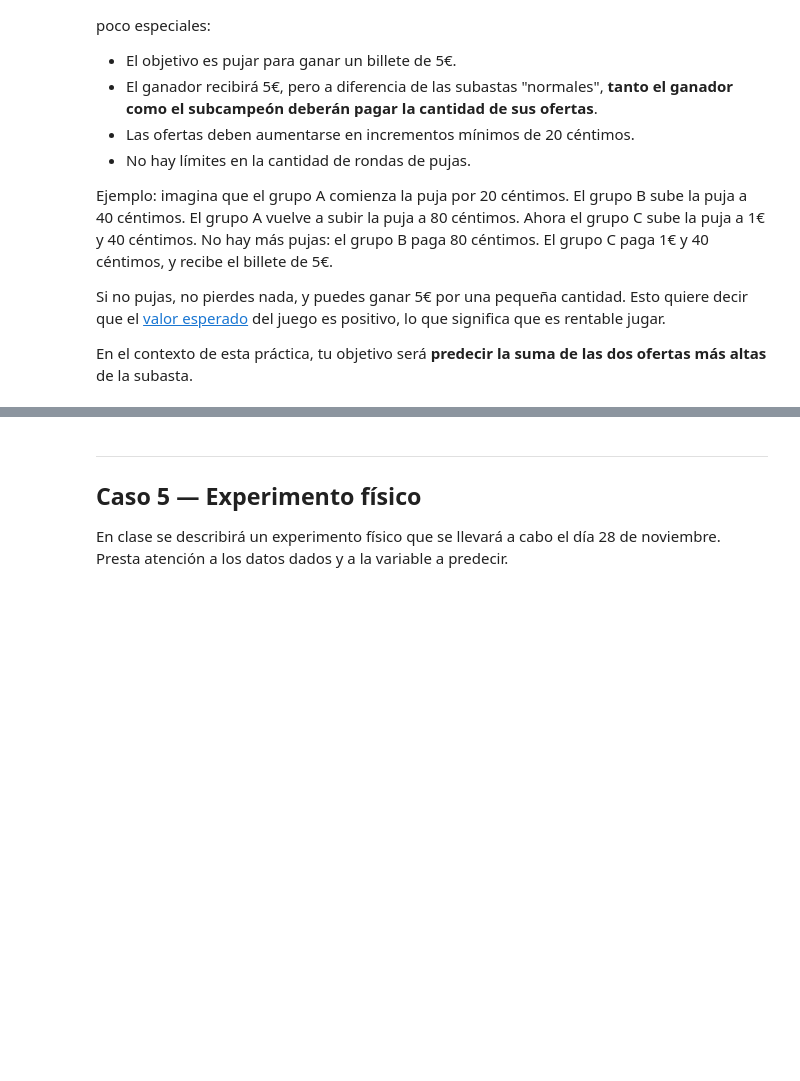
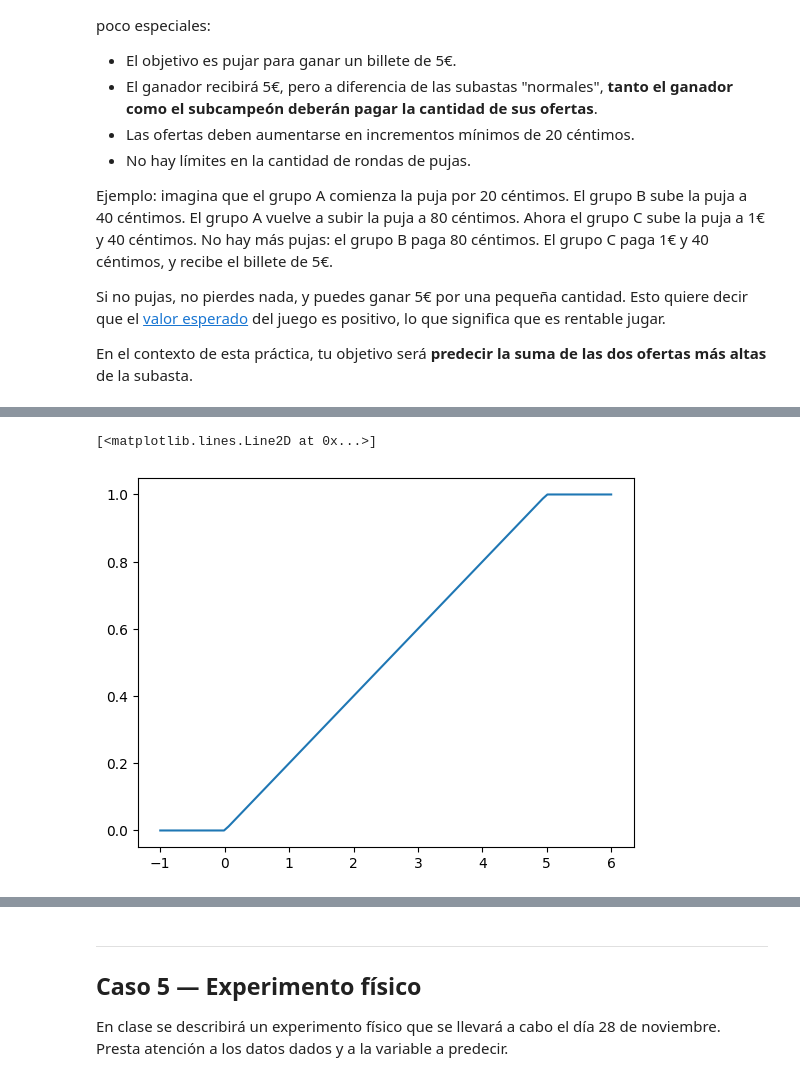
Before and after one commit to Chepados/ALN_practica_2, a Jupyter notebook: Práctica 2 — Campeonato de predicción.ipynb, the cells around one changed output, grey strips where cells are left out. Saved outputs shown, nothing was run; the diff lists cells and outputs as text; code cells hidden in the pictures; blank space fills up the shorter version.

```diff
--- a/Práctica 2 — Campeonato de predicción.ipynb
+++ b/Práctica 2 — Campeonato de predicción.ipynb
@@ -95,0 +170,16 @@ En el contexto de esta práctica, tu objetivo será **predecir la suma de las do
+# %%
+import matplotlib.pyplot as plt
+import numpy as np
+
+def p_ganar_lineal(x):
+    if x < 0:
+        return 0
+    if 0 <= x <= 5:
+        return x / 5
+    else:
+        return 1
+
+plt.plot(np.linspace(-1, 6, 100), list(map(p_ganar_lineal, np.linspace(-1, 6, 100))))
+# %% [output]
+[<matplotlib.lines.Line2D at 0x...>]
+[figure, added]
```
Also changed, not shown: parts of 7 cells of this notebook, 1 other file.
